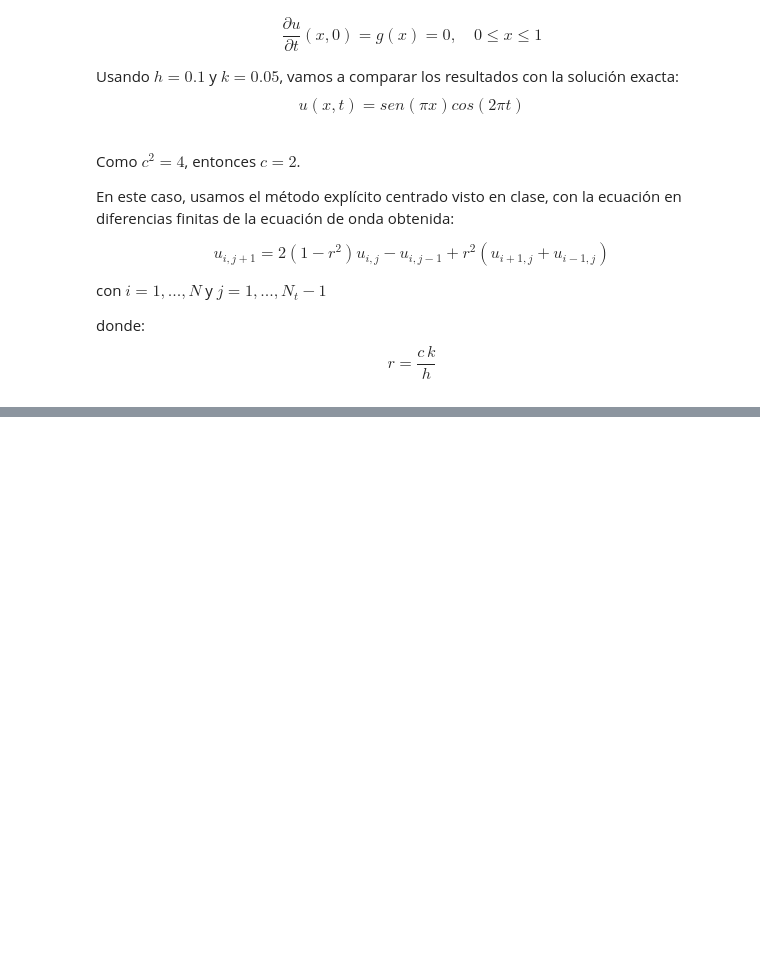
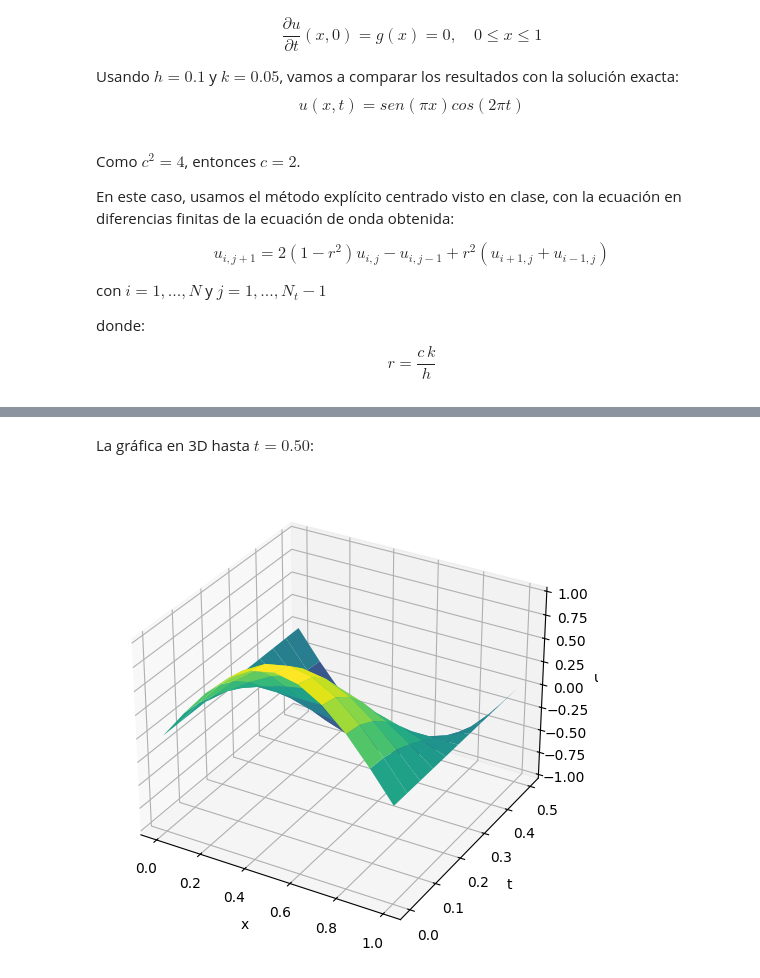
Before and after one commit to vanecornejo/EDP-II, a Jupyter notebook: Método explícito.ipynb, the cells around one changed output, grey strips where cells are left out. Cells and saved outputs as stored; diff of their text form; code cells hidden in the pictures; blank space fills up the shorter version.

```diff
--- a/Método explícito.ipynb
+++ b/Método explícito.ipynb
@@ -106,0 +99,17 @@ for n in range(1, Nt-1):
+# %% [markdown]
+La gráfica en 3D hasta $t=0.50$:
+# %%
+limit = int(0.5/k)
+
+X, T = np.meshgrid(x, t[:limit+1])
+
+fig = plt.figure(figsize=(10,6))
+ax = fig.add_subplot(111, projection='3d')
+ax.plot_surface(X, T, U[:limit+1,:], cmap='viridis')
+
+ax.set_xlabel("x")
+ax.set_ylabel("t")
+ax.set_zlabel("u")
+plt.show()
+# %% [output]
+[figure, added]
```
Also changed, not shown: parts of 26 cells of this notebook.
